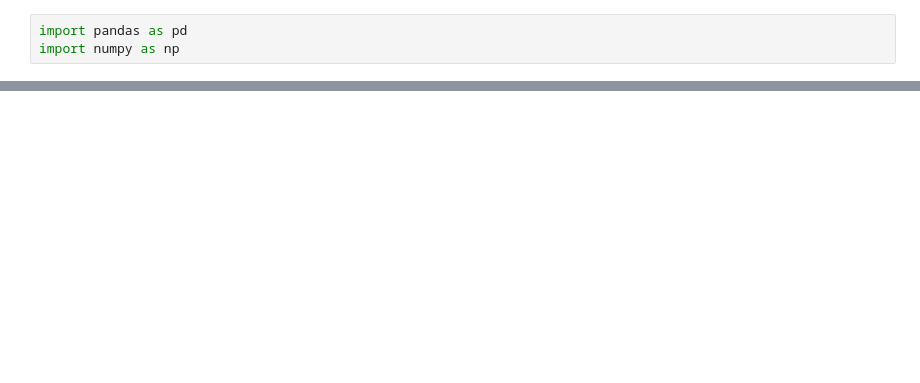
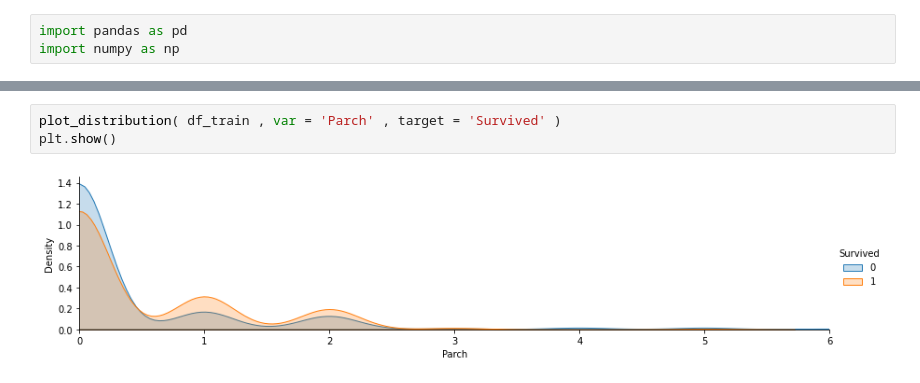
Before and after one commit to midounai/-, a Jupyter notebook: Day01_專題實作_01：鐵達尼號存活預測.ipynb, the cells around one changed output, grey strips where cells are left out. Saved outputs shown, nothing was run; the diff lists cells and outputs as text; blank space fills up the shorter version.

```diff
--- a/Day01_專題實作_01：鐵達尼號存活預測.ipynb
+++ b/Day01_專題實作_01：鐵達尼號存活預測.ipynb
@@ -16,0 +54,5 @@ df_test = pd.read_csv(io.BytesIO(uploaded['test.csv']))
+# %%
+plot_distribution( df_train , var = 'Parch' , target = 'Survived' )
+plt.show()
+# %% [output]
+[figure, added]
```
Also changed, not shown: parts of 25 cells of this notebook.
